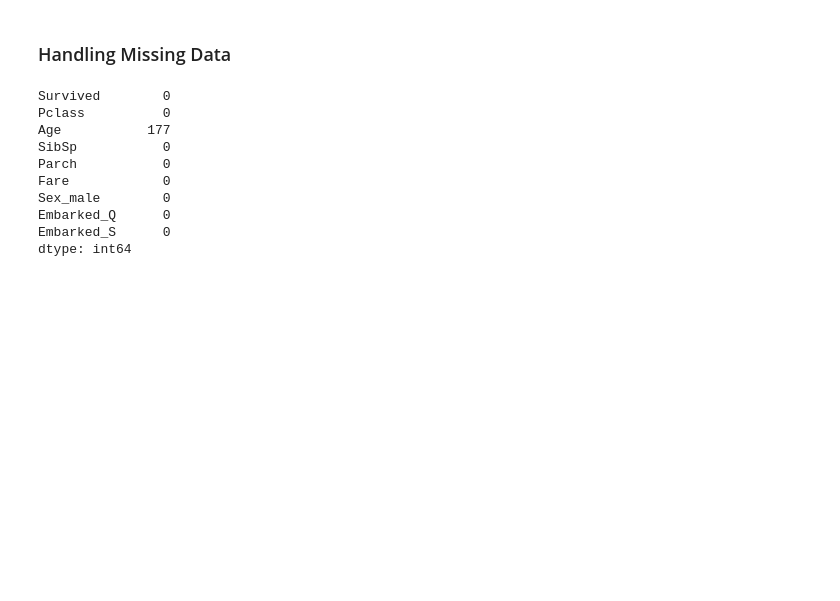
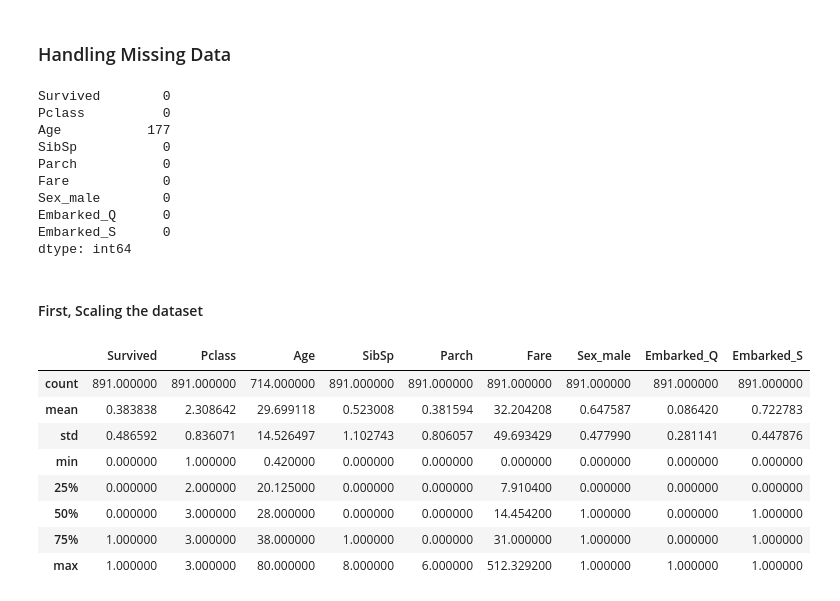
Before and after one commit to funtodaramola/Titanic, a Jupyter notebook: titanic.ipynb, the cells around one changed output. Drawn from its saved outputs; the diff is of its cells as text; code cells hidden in the pictures; blank space fills up the shorter version.

```diff
--- a/titanic.ipynb
+++ b/titanic.ipynb
@@ -114,3 +113,17 @@ Embarked_S      0
 dtype: int64
 # %%
 from sklearn.impute import KNNImputer
+# %% [markdown]
+#### First, Scaling the dataset
+# %%
+num_data.describe()
+# %% [output]
+|  | Survived | Pclass | Age | SibSp | Parch | Fare | Sex_male | Embarked_Q | Embarked_S |
+| count | 891.000000 | 891.000000 | 714.000000 | 891.000000 | 891.000000 | 891.000000 | 891.000000 | 891.000000 | 891.000000 |
+| mean | 0.383838 | 2.308642 | 29.699118 | 0.523008 | 0.381594 | 32.204208 | 0.647587 | 0.086420 | 0.722783 |
+| std | 0.486592 | 0.836071 | 14.526497 | 1.102743 | 0.806057 | 49.693429 | 0.477990 | 0.281141 | 0.447876 |
+| min | 0.000000 | 1.000000 | 0.420000 | 0.000000 | 0.000000 | 0.000000 | 0.000000 | 0.000000 | 0.000000 |
+| 25% | 0.000000 | 2.000000 | 20.125000 | 0.000000 | 0.000000 | 7.910400 | 0.000000 | 0.000000 | 0.000000 |
+| 50% | 0.000000 | 3.000000 | 28.000000 | 0.000000 | 0.000000 | 14.454200 | 1.000000 | 0.000000 | 1.000000 |
+| 75% | 1.000000 | 3.000000 | 38.000000 | 1.000000 | 0.000000 | 31.000000 | 1.000000 | 0.000000 | 1.000000 |
+| max | 1.000000 | 3.000000 | 80.000000 | 8.000000 | 6.000000 | 512.329200 | 1.000000 | 1.000000 | 1.000000 |
```
Also changed, not shown: parts of 8 cells of this notebook.
